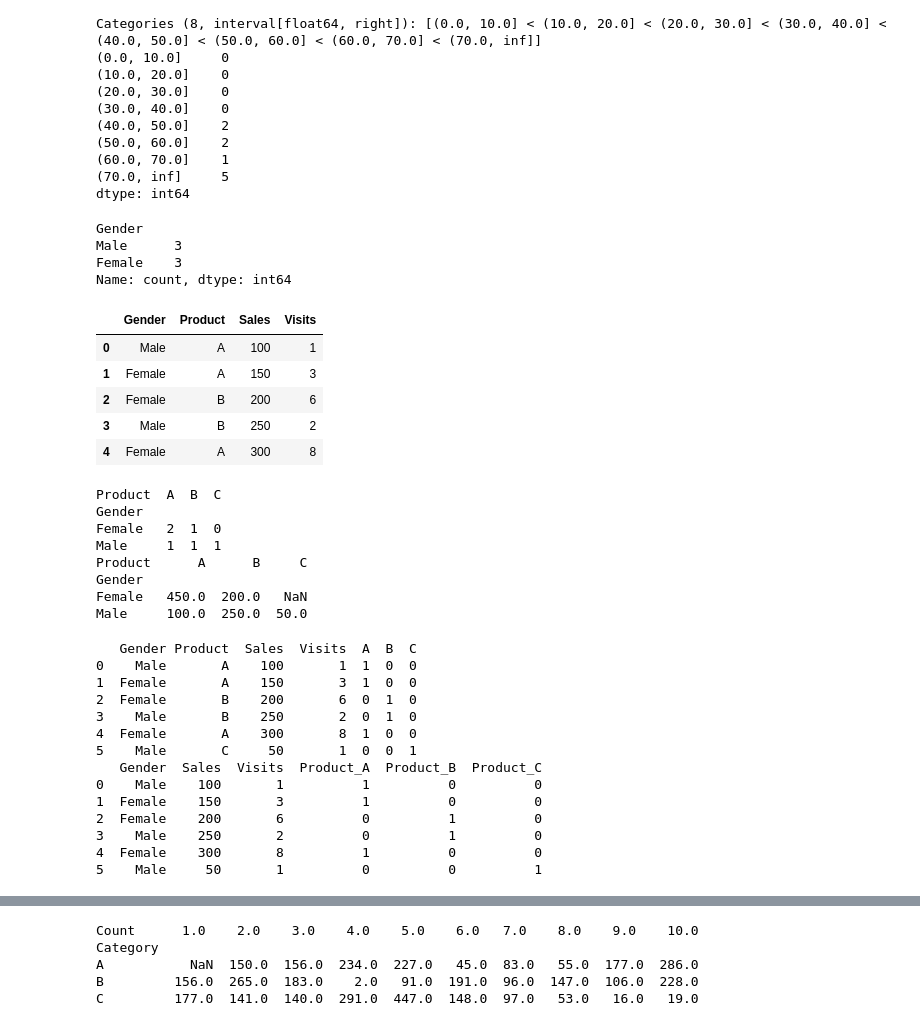
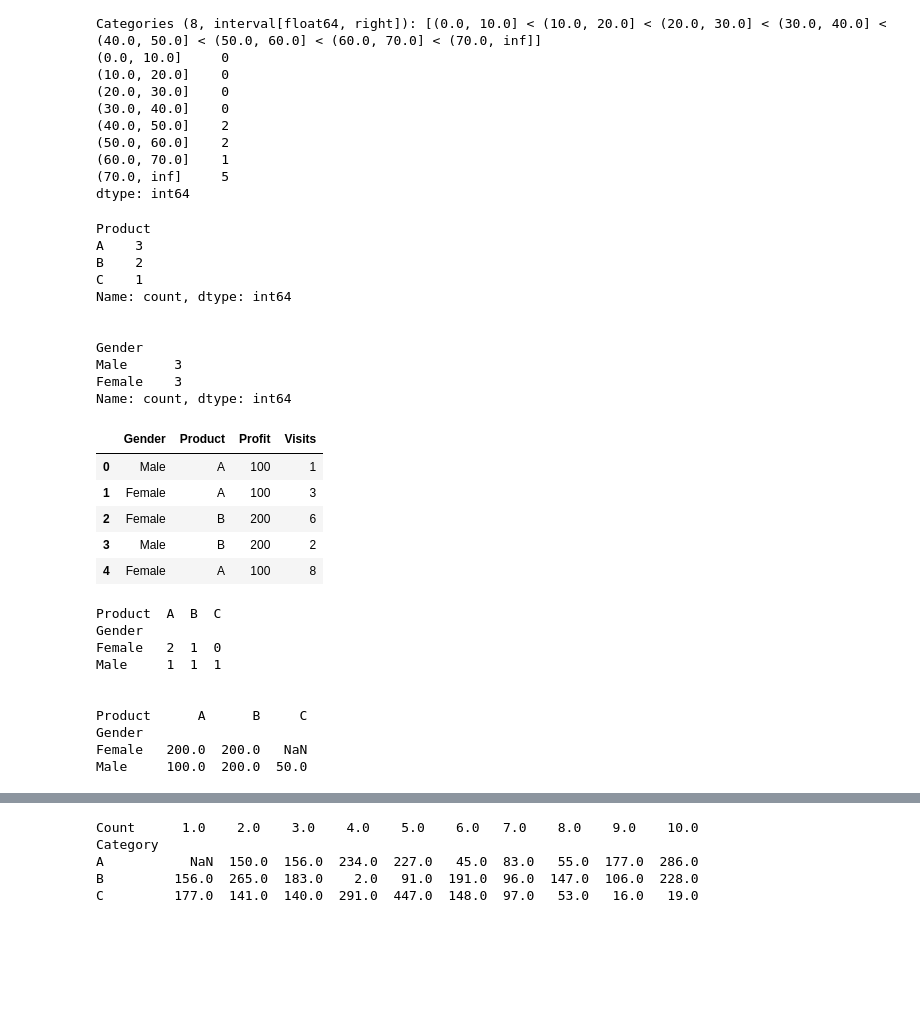
Before and after one commit to rjwrobel86/Python4Statistics, a Jupyter notebook: Notebooks/Pandas.ipynb, the cells around one changed output, grey strips where cells are left out. Drawn from its saved outputs; the diff is of its cells as text; code cells hidden in the pictures; blank space fills up the shorter version.

```diff
--- a/Notebooks/Pandas.ipynb
+++ b/Notebooks/Pandas.ipynb
@@ -426,62 +450,55 @@ dtype: int64
 # %%
 #Frequency table
 
 #New demo dataframe
 df = pd.DataFrame({
     'Gender': ['Male', 'Female', 'Female', 'Male', 'Female', 'Male'],
     'Product': ['A', 'A', 'B', 'B', 'A', 'C'],
-    'Sales': [100, 150, 200, 250, 300, 50],
+    'Profit': [100, 100, 200, 200, 100, 50],
     'Visits': [1, 3, 6, 2, 8, 1]
 })
 
 
-frequency_table = df['Gender'].value_counts()
-print(frequency_table)
+frequency_table_products = df['Product'].value_counts()
+print(frequency_table_products)
+print("\n")
+frequency_table_gender = df['Gender'].value_counts()
+print(frequency_table_gender)
+
 df.head()
 # %% [output]
+Product
+A    3
+B    2
+C    1
+Name: count, dtype: int64
+
+
 Gender
 Male      3
 Female    3
 Name: count, dtype: int64
-|  | Gender | Product | Sales | Visits |
+|  | Gender | Product | Profit | Visits |
 | 0 | Male | A | 100 | 1 |
-| 1 | Female | A | 150 | 3 |
+| 1 | Female | A | 100 | 3 |
 | 2 | Female | B | 200 | 6 |
-| 3 | Male | B | 250 | 2 |
-| 4 | Female | A | 300 | 8 |
+| 3 | Male | B | 200 | 2 |
+| 4 | Female | A | 100 | 8 |
 # %%
 #Crosstabulation
 print(pd.crosstab(index=df['Gender'], columns=df['Product']))
-print(pd.crosstab(index=df['Gender'], columns=df['Product'], values=df['Sales'], aggfunc='sum'))
+
+print("\n") #Spacing
+
+print(pd.crosstab(index=df['Gender'], columns=df['Product'], values=df['Profit'], aggfunc='sum'))
 # %% [output]
 Product  A  B  C
 Gender
 Female   2  1  0
 Male     1  1  1
+
+
 Product      A      B     C
 Gender
-Female   450.0  200.0   NaN
-Male     100.0  250.0  50.0
+Female   200.0  200.0   NaN
+Male     100.0  200.0  50.0
-# %%
-#Creating Dummy Variables
-dummies = pd.get_dummies(df['Product'], columns=['Product Type'])
-df_with_dummies1 = pd.concat([df, dummies], axis=1)
-print(df_with_dummies1)
-
-df_with_dummies2 = pd.get_dummies(df, columns=['Product'])
-print(df_with_dummies2)
-# %% [output]
-   Gender Product  Sales  Visits  A  B  C
-0    Male       A    100       1  1  0  0
-1  Female       A    150       3  1  0  0
-2  Female       B    200       6  0  1  0
-3    Male       B    250       2  0  1  0
-4  Female       A    300       8  1  0  0
-5    Male       C     50       1  0  0  1
-   Gender  Sales  Visits  Product_A  Product_B  Product_C
-0    Male    100       1          1          0          0
-1  Female    150       3          1          0          0
-2  Female    200       6          0          1          0
-3    Male    250       2          0          1          0
-4  Female    300       8          1          0          0
-5    Male     50       1          0          0          1
```
Also changed, not shown: parts of 15 cells of this notebook, 19 other files.
